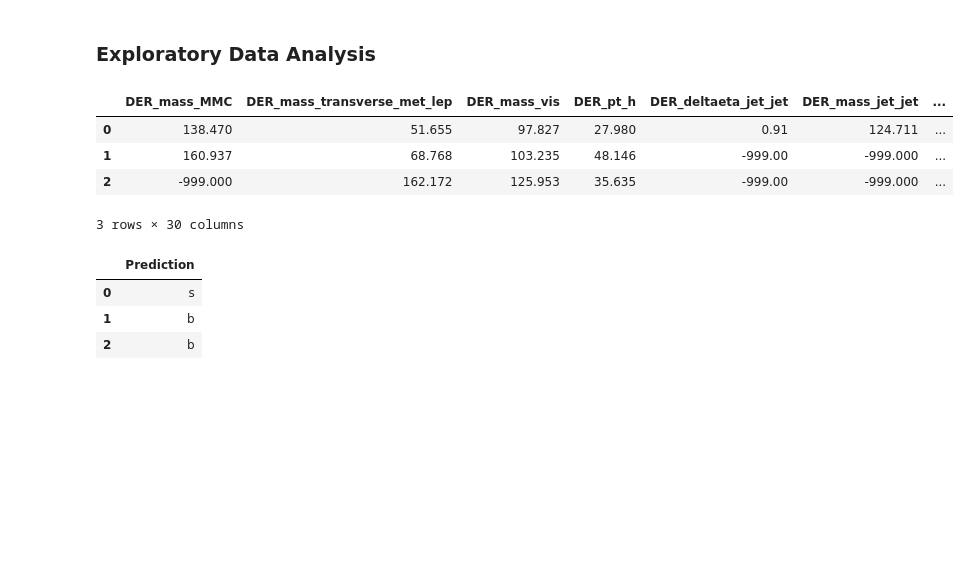
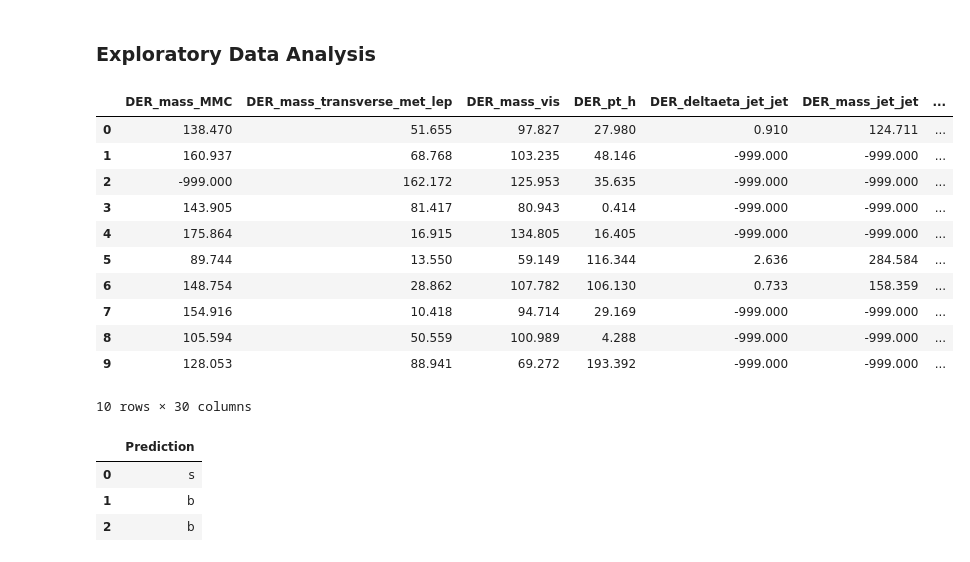
Before and after one commit to MarijaLaz/Higgs-Boson-Challenge, a Jupyter notebook: project1/scripts/project1.ipynb, the cells around one changed output. Drawn from its saved outputs; the diff is of its cells as text; code cells hidden in the pictures; blank space fills up the shorter version.

```diff
--- a/project1/scripts/project1.ipynb
+++ b/project1/scripts/project1.ipynb
@@ -37,13 +37,20 @@ df = pd.read_csv(DATA_TRAIN_PATH)
 tx_train = df.drop(['Id','Prediction'],axis=1)
 y_train = df.iloc[:,1:2]
 # %%
-tx_train.head(3)
+tx_train.head(10)
 # %% [output]
 |  | DER_mass_MMC | DER_mass_transverse_met_lep | DER_mass_vis | DER_pt_h | DER_deltaeta_jet_jet | DER_mass_jet_jet | ... |
-| 0 | 138.470 | 51.655 | 97.827 | 27.980 | 0.91 | 124.711 | ... |
-| 1 | 160.937 | 68.768 | 103.235 | 48.146 | -999.00 | -999.000 | ... |
-| 2 | -999.000 | 162.172 | 125.953 | 35.635 | -999.00 | -999.000 | ... |
+| 0 | 138.470 | 51.655 | 97.827 | 27.980 | 0.910 | 124.711 | ... |
+| 1 | 160.937 | 68.768 | 103.235 | 48.146 | -999.000 | -999.000 | ... |
+| 2 | -999.000 | 162.172 | 125.953 | 35.635 | -999.000 | -999.000 | ... |
+| 3 | 143.905 | 81.417 | 80.943 | 0.414 | -999.000 | -999.000 | ... |
+| 4 | 175.864 | 16.915 | 134.805 | 16.405 | -999.000 | -999.000 | ... |
+| 5 | 89.744 | 13.550 | 59.149 | 116.344 | 2.636 | 284.584 | ... |
+| 6 | 148.754 | 28.862 | 107.782 | 106.130 | 0.733 | 158.359 | ... |
+| 7 | 154.916 | 10.418 | 94.714 | 29.169 | -999.000 | -999.000 | ... |
+| 8 | 105.594 | 50.559 | 100.989 | 4.288 | -999.000 | -999.000 | ... |
+| 9 | 128.053 | 88.941 | 69.272 | 193.392 | -999.000 | -999.000 | ... |
-3 rows × 30 columns
+10 rows × 30 columns
 # %%
 y_train.head(3)
 # %% [output]
```
Also changed, not shown: parts of 5 cells of this notebook.
